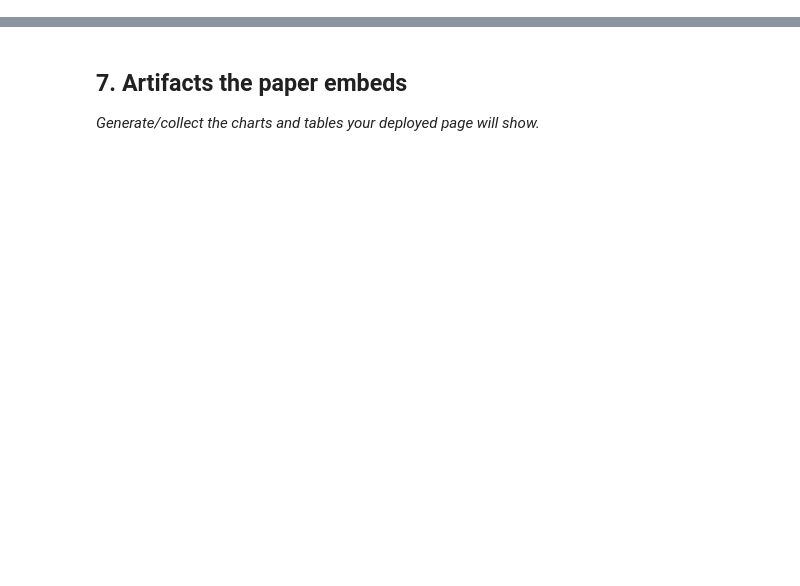
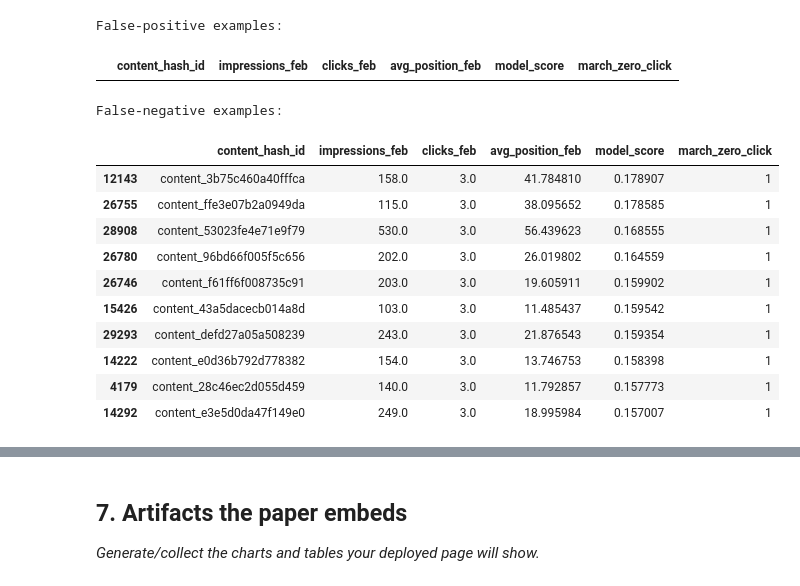
Before and after one commit to balabhadra3141/flyrank-ml-internship, a Jupyter notebook: work/notebooks/capstone.ipynb, the cells around one changed output, grey strips where cells are left out. Saved outputs shown, nothing was run; the diff lists cells and outputs as text; code cells hidden in the pictures; blank space fills up the shorter version.

```diff
--- a/work/notebooks/capstone.ipynb
+++ b/work/notebooks/capstone.ipynb
@@ -32,0 +545,53 @@ This skeleton is yours to fill. Work the sections **in order** — each one has
+# %%
+# Actual failure examples
+
+print("False-positive examples:")
+display(
+    test_results[
+        test_results["error_type"] == "false_positive"
+    ][
+        [
+            "content_hash_id",
+            "impressions_feb",
+            "clicks_feb",
+            "avg_position_feb",
+            "model_score",
+            TARGET,
+        ]
+    ]
+    .sort_values("model_score", ascending=False)
+    .head(10)
+)
+
+print("False-negative examples:")
+display(
+    test_results[
+        test_results["error_type"] == "false_negative"
+    ][
+        [
+            "content_hash_id",
+            "impressions_feb",
+            "clicks_feb",
+            "avg_position_feb",
+            "model_score",
+            TARGET,
+        ]
+    ]
+    .sort_values("model_score", ascending=False)
+    .head(10)
+)
+# %% [output]
+False-positive examples:
+|  | content_hash_id | impressions_feb | clicks_feb | avg_position_feb | model_score | march_zero_click |
+False-negative examples:
+|  | content_hash_id | impressions_feb | clicks_feb | avg_position_feb | model_score | march_zero_click |
+| 12143 | content_3b75c460a40fffca | 158.0 | 3.0 | 41.784810 | 0.178907 | 1 |
+| 26755 | content_ffe3e07b2a0949da | 115.0 | 3.0 | 38.095652 | 0.178585 | 1 |
+| 28908 | content_53023fe4e71e9f79 | 530.0 | 3.0 | 56.439623 | 0.168555 | 1 |
+| 26780 | content_96bd66f005f5c656 | 202.0 | 3.0 | 26.019802 | 0.164559 | 1 |
+| 26746 | content_f61ff6f008735c91 | 203.0 | 3.0 | 19.605911 | 0.159902 | 1 |
+| 15426 | content_43a5dacecb014a8d | 103.0 | 3.0 | 11.485437 | 0.159542 | 1 |
+| 29293 | content_defd27a05a508239 | 243.0 | 3.0 | 21.876543 | 0.159354 | 1 |
+| 14222 | content_e0d36b792d778382 | 154.0 | 3.0 | 13.746753 | 0.158398 | 1 |
+| 4179 | content_28c46ec2d055d459 | 140.0 | 3.0 | 11.792857 | 0.157773 | 1 |
+| 14292 | content_e3e5d0da47f149e0 | 249.0 | 3.0 | 18.995984 | 0.157007 | 1 |
```
Also changed, not shown: parts of 48 cells of this notebook.
